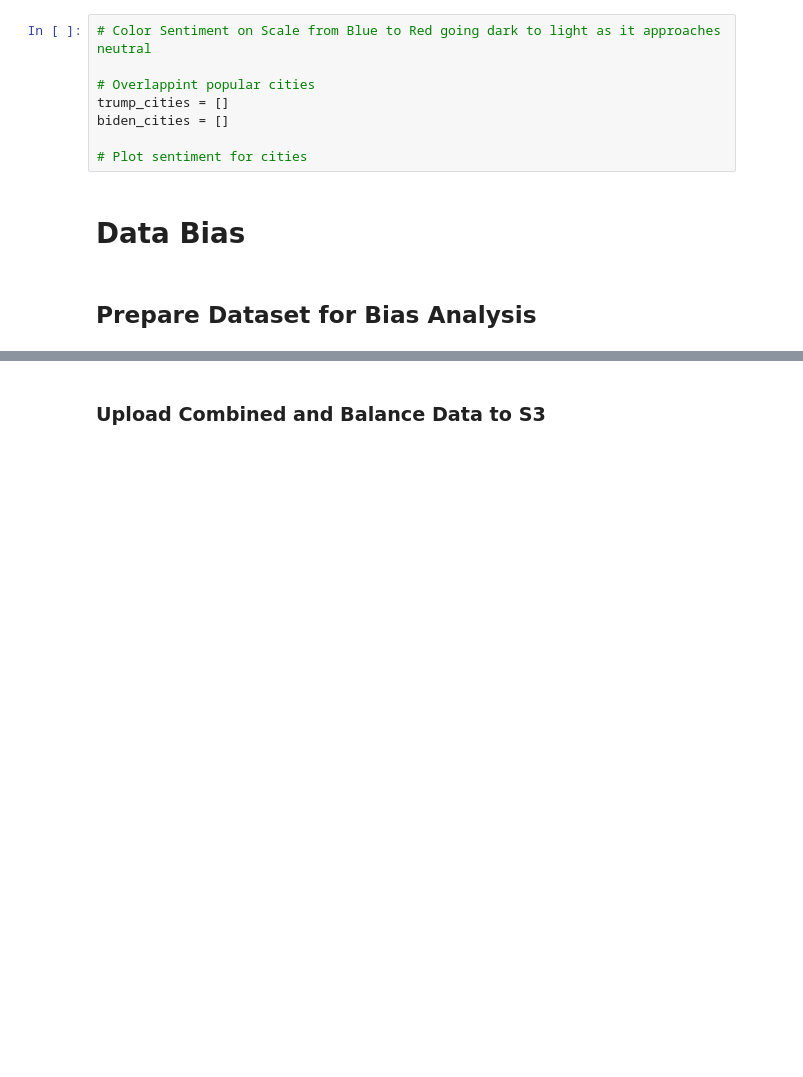
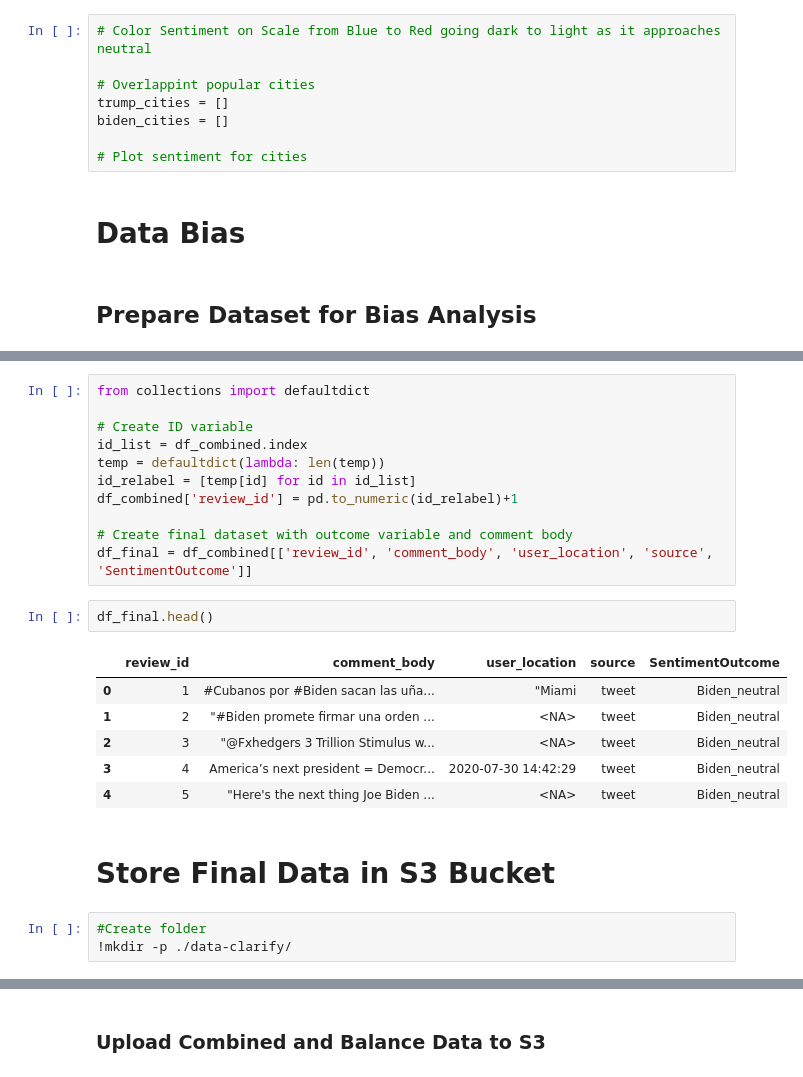
Before and after one commit to cfitzpatrick89/ADS508_GroupProject, a Jupyter notebook: EDA.ipynb, the cells around one changed output, grey strips where cells are left out. Drawn from its saved outputs; the diff is of its cells as text; blank space fills up the shorter version.

```diff
--- a/EDA.ipynb
+++ b/EDA.ipynb
@@ -822,0 +913,25 @@ memory usage: 62.3+ MB
+# %%
+from collections import defaultdict
+
+# Create ID variable
+id_list = df_combined.index
+temp = defaultdict(lambda: len(temp))
+id_relabel = [temp[id] for id in id_list]
+df_combined['review_id'] = pd.to_numeric(id_relabel)+1
+
+# Create final dataset with outcome variable and comment body
+df_final = df_combined[['review_id', 'comment_body', 'user_location', 'source', 'SentimentOutcome']]
+# %%
+df_final.head()
+# %% [output]
+|  | review_id | comment_body | user_location | source | SentimentOutcome |
+| 0 | 1 | #Cubanos por #Biden sacan las uña... | "Miami | tweet | Biden_neutral |
+| 1 | 2 | "#Biden promete firmar una orden ... | <NA> | tweet | Biden_neutral |
+| 2 | 3 | "@Fxhedgers 3 Trillion Stimulus w... | <NA> | tweet | Biden_neutral |
+| 3 | 4 | America’s next president = Democr... | 2020-07-30 14:42:29 | tweet | Biden_neutral |
+| 4 | 5 | "Here's the next thing Joe Biden ... | <NA> | tweet | Biden_neutral |
+# %% [markdown]
+# Store Final Data in S3 Bucket
+# %%
+#Create folder
+!mkdir -p ./data-clarify/
```
Also changed, not shown: parts of 86 cells of this notebook.
